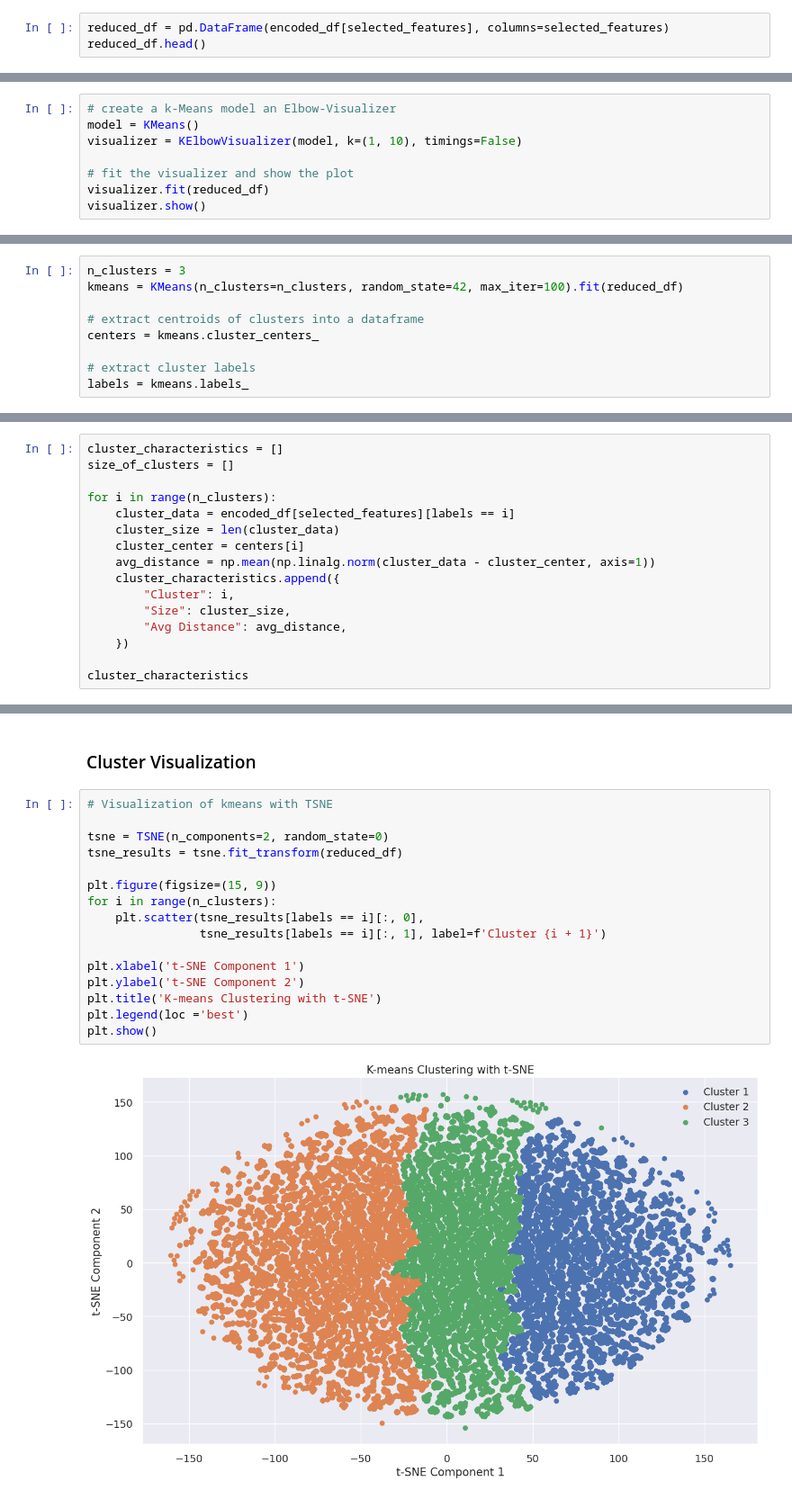
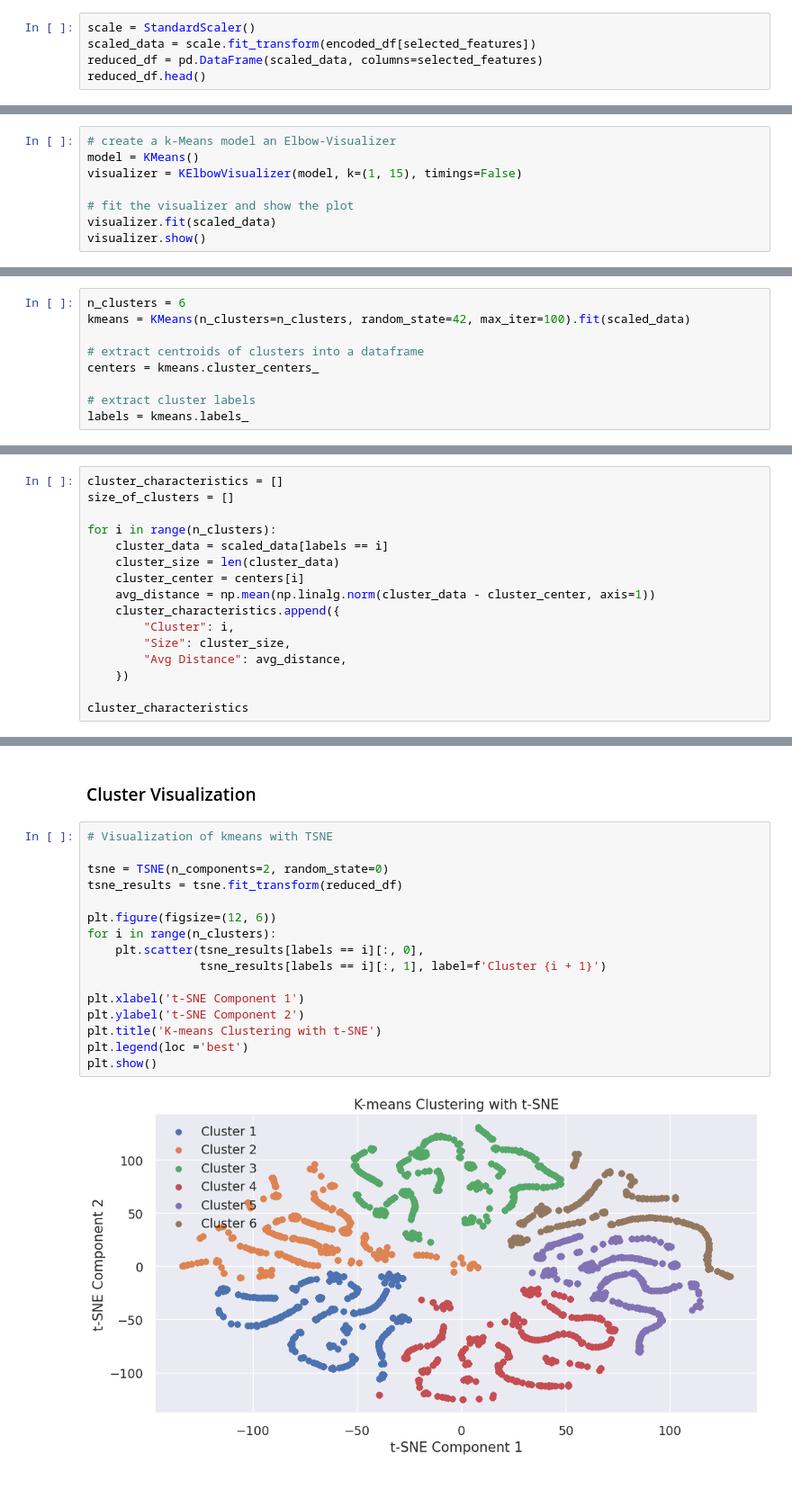
Before and after one commit to fatimagulomova/iu-projects, a Jupyter notebook: DLBDSMLUSL/task-2-policy-equity.ipynb, the cells around one changed output, grey strips where cells are left out. Shown at 90% size. Drawn from its saved outputs; the diff is of its cells as text.

```diff
--- a/DLBDSMLUSL/task-2-policy-equity.ipynb
+++ b/DLBDSMLUSL/task-2-policy-equity.ipynb
@@ -840,4 +815,6 @@ selected_features
 # %%
-reduced_df = pd.DataFrame(encoded_df[selected_features], columns=selected_features)
+scale = StandardScaler()
+scaled_data = scale.fit_transform(encoded_df[selected_features])
+reduced_df = pd.DataFrame(scaled_data, columns=selected_features)
 reduced_df.head()
 # %% [output]
@@ -854,9 +831,9 @@ reduced_df.head()
 # %%
 # create a k-Means model an Elbow-Visualizer
 model = KMeans()
-visualizer = KElbowVisualizer(model, k=(1, 10), timings=False)
+visualizer = KElbowVisualizer(model, k=(1, 15), timings=False)
 
 # fit the visualizer and show the plot
-visualizer.fit(reduced_df)
+visualizer.fit(scaled_data)
 visualizer.show()
 # %% [output]
@@ -865,8 +842,8 @@ visualizer.show()
 # %% [markdown]
 ### K-means clustering
 # %%
-n_clusters = 3
-kmeans = KMeans(n_clusters=n_clusters, random_state=42, max_iter=100).fit(reduced_df)
+n_clusters = 6
+kmeans = KMeans(n_clusters=n_clusters, random_state=42, max_iter=100).fit(scaled_data)
 
 # extract centroids of clusters into a dataframe
 centers = kmeans.cluster_centers_
@@ -893,7 +859,7 @@ cluster_characteristics = []
 size_of_clusters = []
 
 for i in range(n_clusters):
-    cluster_data = encoded_df[selected_features][labels == i]
+    cluster_data = scaled_data[labels == i]
     cluster_size = len(cluster_data)
     cluster_center = centers[i]
     avg_distance = np.mean(np.linalg.norm(cluster_data - cluster_center, axis=1))
@@ -973,20 +955,20 @@ Within-Cluster Sum of Squares (WCSS): 5075007001.174372
 # %%
 # Visualization of kmeans with TSNE
 
 tsne = TSNE(n_components=2, random_state=0)
 tsne_results = tsne.fit_transform(reduced_df)
 
-plt.figure(figsize=(15, 9))
+plt.figure(figsize=(12, 6))
 for i in range(n_clusters):
     plt.scatter(tsne_results[labels == i][:, 0],
                 tsne_results[labels == i][:, 1], label=f'Cluster {i + 1}')
 
 plt.xlabel('t-SNE Component 1')
 plt.ylabel('t-SNE Component 2')
 plt.title('K-means Clustering with t-SNE')
 plt.legend(loc ='best')
 plt.show()
 # %% [output]
-[figure, old version]
+[figure, new version]
 # %%
 data = [len(reduced_df[reduced_df['CLUSTER'] == feature]) for feature in reduced_df['CLUSTER'].value_counts().index]
```
Also changed, not shown: parts of 57 cells of this notebook.
